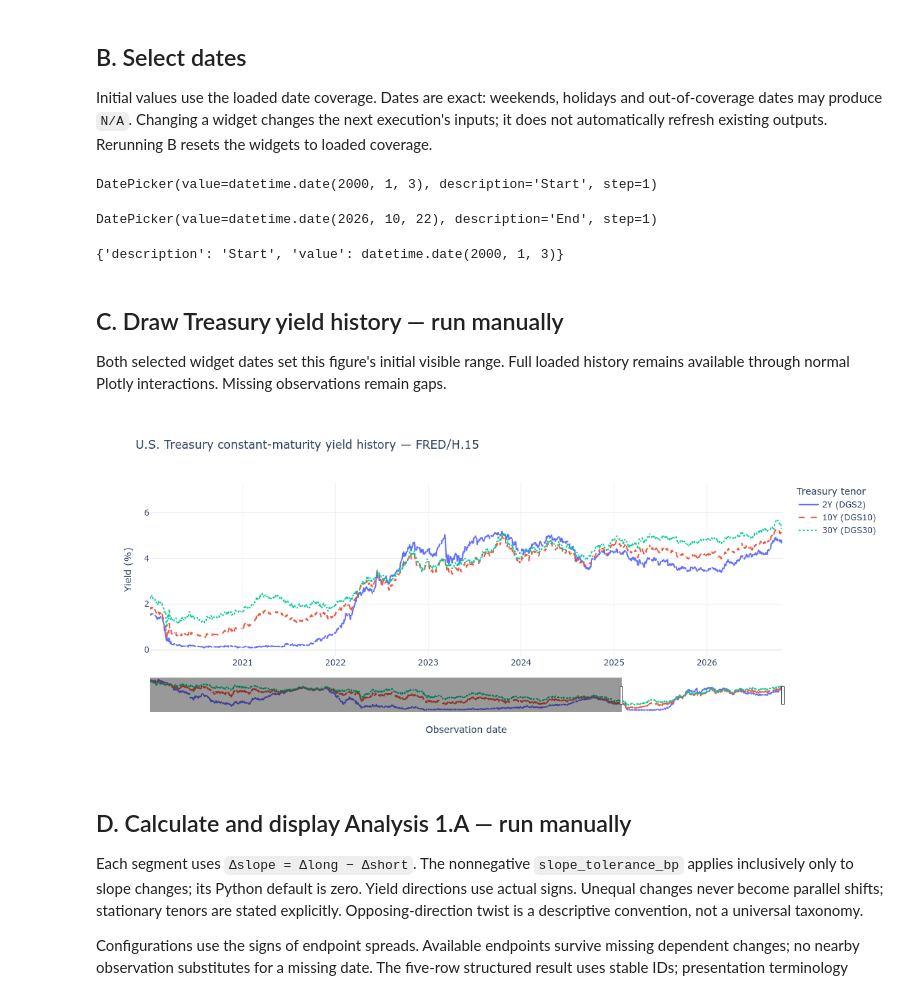
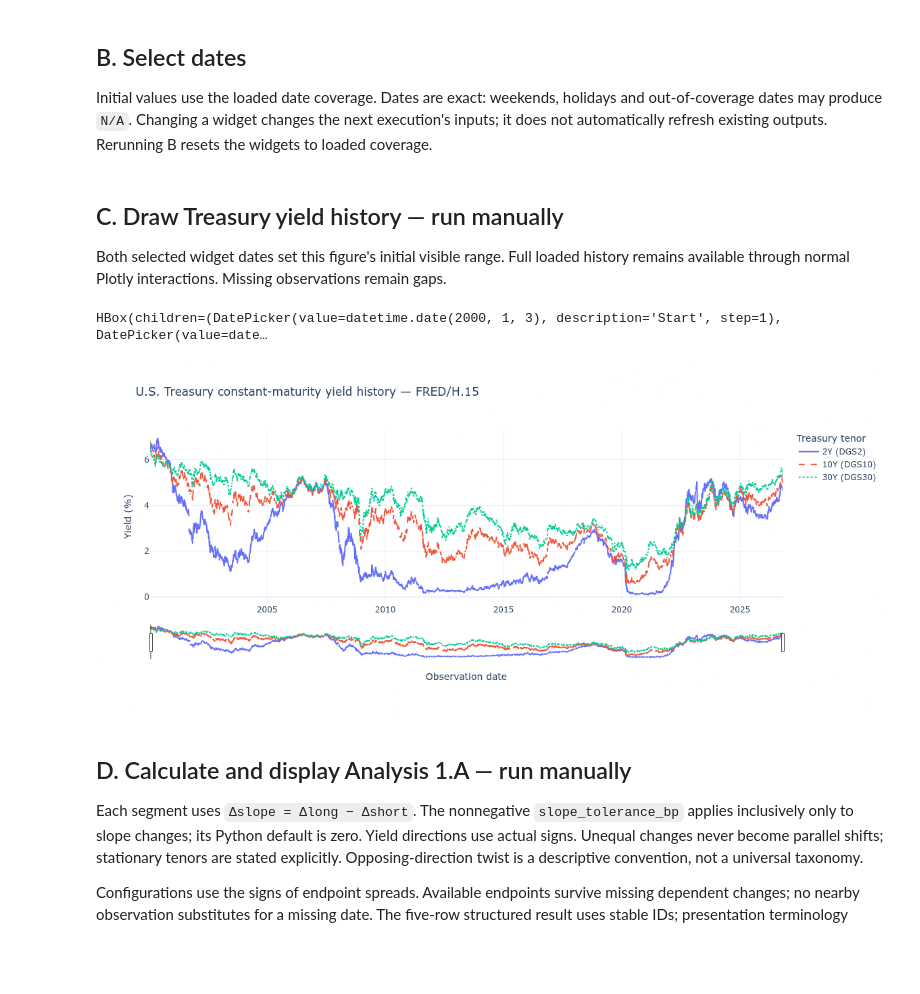
Before and after one commit to lbk209/bondview-v3, a Jupyter notebook: notebooks/analysis1_curve.ipynb, the cells around one changed output. Drawn from its saved outputs; the diff is of its cells as text; code cells hidden in the pictures; blank space fills up the shorter version.

Commit message:
create widgets.py

```diff
--- a/notebooks/analysis1_curve.ipynb
+++ b/notebooks/analysis1_curve.ipynb
@@ -37,32 +38,27 @@ DGS2: Percent, D; missing: 289
 DGS10: Percent, D; missing: 289
 DGS30: Percent, D; missing: 289
 Retrieval-time snapshot; historical data availability at the observation date is not reconstructed.
+# %%
+# Initialize the date range picker
+date_range = DateRangePicker(observations)
 # %% [markdown]
 ## B. Select dates
 
 Initial values use the loaded date coverage. Dates are exact: weekends, holidays and out-of-coverage dates may produce `N/A`. Changing a widget changes the next execution's inputs; it does not automatically refresh existing outputs. Rerunning B resets the widgets to loaded coverage.
-# %%
-start_options, end_options = date_picker_defaults(observations)
-start_picker = widgets.DatePicker(**start_options)
-end_picker = widgets.DatePicker(**end_options)
-display(start_picker, end_picker)
-# %% [output]
-DatePicker(value=datetime.date(2000, 1, 3), description='Start', step=1)
-DatePicker(value=datetime.date(2026, 10, 22), description='End', step=1)
-# %%
-start_options
-# %% [output]
-{'description': 'Start', 'value': datetime.date(2000, 1, 3)}
 # %% [markdown]
 ## C. Draw Treasury yield history — run manually
 
 Both selected widget dates set this figure's initial visible range. Full loaded history remains available through normal Plotly interactions. Missing observations remain gaps.
+# %%
+date_range
+# %% [output]
+HBox(children=(DatePicker(value=datetime.date(2000, 1, 3), description='Start', step=1), DatePicker(value=date…
 # %%
 history_figure = show_yield_history(
-    observations, start_picker.value, end_picker.value,
+    observations, *date_range.get_dates()
 )
 # %% [output]
-[figure, old version]
+[figure, new version]
 # %% [markdown]
 ## D. Calculate and display Analysis 1.A — run manually
 
```
Also changed, not shown: parts of 2 cells of this notebook, 2 other files.
